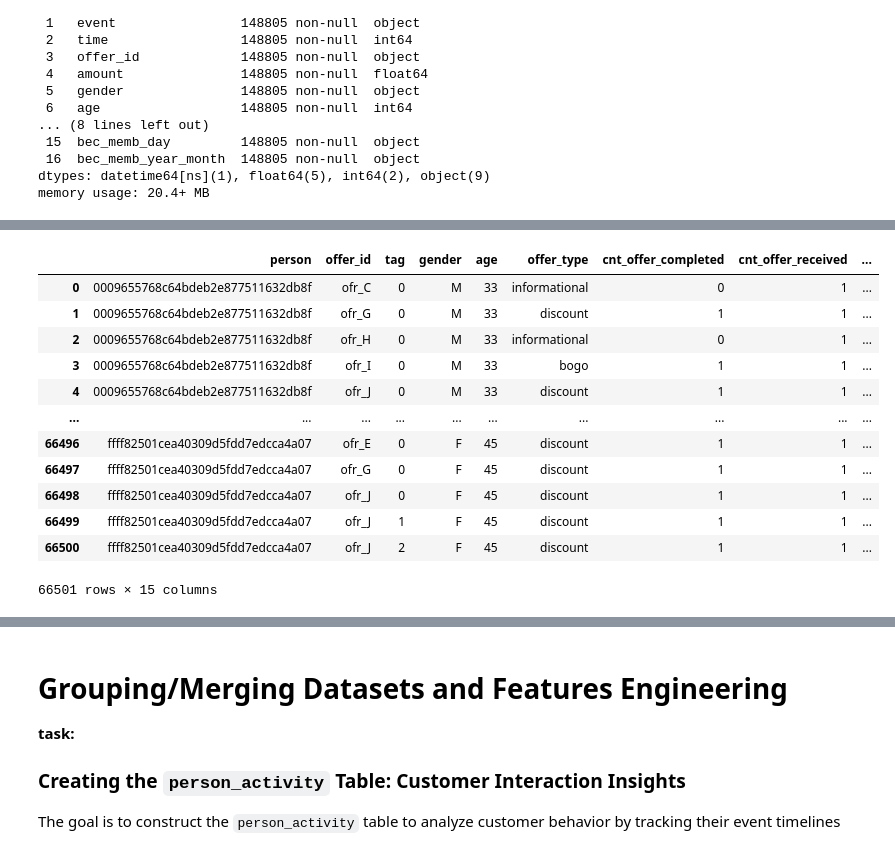
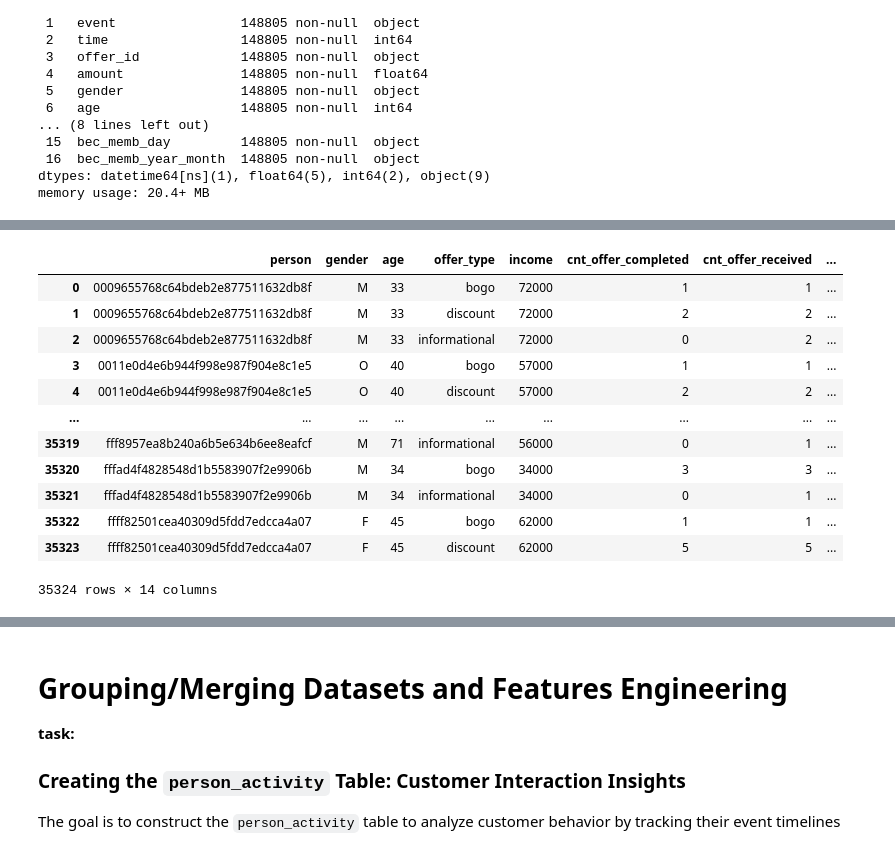
Before and after one commit to Niltonjuniorphd/Starbucks_project, a Jupyter notebook: Starbucks_Capstone_notebook.ipynb, the cells around one changed output, grey strips where cells are left out. Cells and saved outputs as stored; diff of their text form; code cells hidden in the pictures.

```diff
--- a/Starbucks_Capstone_notebook.ipynb
+++ b/Starbucks_Capstone_notebook.ipynb
@@ -362,6 +249,22 @@ transactions = transcript_b.loc[transcript_b['event'] == 'transaction',:].dropna
 transcript_gender_null = transcript_b.loc[(transcript_b['gender'].isna() & (transcript_b['event'] != 'transaction')),:]
 transcript_b = transcript_b.loc[(~transcript_b['gender'].isna()) & (transcript_b['event'] != 'transaction'),:]
 
+
+
+def categorize_age(age):
+    if age < 25:
+        return 'Young_Adult'
+    elif 25 <= age < 40:
+        return 'Adult'
+    elif 40 <= age < 60:
+        return 'Middle_Aged'
+    else:
+        return 'Senior'
+
+transcript_b['age_group'] = transcript_b['age'].apply(categorize_age)
+
+transcript_b.to_csv('transcript_b.csv')
+
 transcript_b
 # %% [output]
 |  | person | event | time | offer_id | amount | gender | age | became_member_on | income | reward_std | ... |
@@ -437,66 +331,58 @@ transcript_b['tag'] = (
     .cumcount()
 )
 
-person_event = transcript_b.groupby(['person', 'event', 'offer_id', 'tag', 'gender', 'age', 'offer_type'], dropna=False).agg(
+person_event = transcript_b.groupby(['person', 'event', 'gender', 'age', 'offer_type', 'income'], dropna=False).agg(
     cnt = ('event', 'count'),
     t = ('time', 'mean'),
     #age = ('age', 'max'),
 
-    ).unstack([1]).fillna(np.inf).reset_index() #
+    ).unstack([1]).reset_index() #.fillna(np.inf)
 
 person_event.columns = ['_'.join(col).strip('_') for col in person_event.columns.to_flat_index()]
 
 
 person_event['to_vr'] = person_event['t_offer_viewed'] - person_event['t_offer_received']
 person_event['to_cv'] = person_event['t_offer_completed'] - person_event['t_offer_viewed']
 person_event['to_cr'] = person_event['t_offer_completed'] - person_event['t_offer_received']
 
 person_event['curiosity_vr'] = (1 / (person_event['to_vr'] + 1)) * 100
 person_event['eagerness_cv'] = (1 / ((person_event['to_cv']) + 1)) * 100
 person_event['overall_cr'] = (1 / (person_event['to_cr'] + 1)) * 100
 
 person_event['influence'] = ((person_event['t_offer_completed'] != 1000) & (person_event['t_offer_completed'] >= person_event['t_offer_viewed'])).astype(int)
 person_event['ext_influence'] = ((person_event['t_offer_viewed'] != 1000) & (person_event['t_offer_completed'] == person_event['t_offer_viewed'])).astype(int)
 
 
 df0 = person_event
 
-for c in ['cnt_offer_completed', 'cnt_offer_received', 'cnt_offer_viewed']:
+for c in person_event.select_dtypes('number').columns:
     df0[c] = df0[c].replace(np.inf, np.nan).fillna(0).astype(int)
 
 df0 = df0.drop(columns=['t_offer_completed', 't_offer_viewed', 't_offer_received'])
 df0 = df0.drop(columns=['to_vr', 'to_cv', 'to_cr'])
 df0 = df0.round(1)
 
 
 
-def categorize_age(age):
-    if age < 25:
-        return 'Young Adult'
-    elif 25 <= age < 40:
-        return 'Adult'
-    elif 40 <= age < 60:
-        return 'Middle-Aged'
-    else:
-        return 'Senior'
 
-df0['age_group'] = df0['age'].apply(categorize_age)
 
 df0.to_csv('person_activity_features.csv')
 
+person_event.to_csv('person_event_features.csv')
+
 
 df0
 # %% [output]
-|  | person | offer_id | tag | gender | age | offer_type | cnt_offer_completed | cnt_offer_received | ... |
-| 0 | 0009655768c64bdeb2e877511632db8f | ofr_C | 0 | M | 33 | informational | 0 | 1 | ... |
-| 1 | 0009655768c64bdeb2e877511632db8f | ofr_G | 0 | M | 33 | discount | 1 | 1 | ... |
-| 2 | 0009655768c64bdeb2e877511632db8f | ofr_H | 0 | M | 33 | informational | 0 | 1 | ... |
-| 3 | 0009655768c64bdeb2e877511632db8f | ofr_I | 0 | M | 33 | bogo | 1 | 1 | ... |
-| 4 | 0009655768c64bdeb2e877511632db8f | ofr_J | 0 | M | 33 | discount | 1 | 1 | ... |
-| ... | ... | ... | ... | ... | ... | ... | ... | ... | ... |
-| 66496 | ffff82501cea40309d5fdd7edcca4a07 | ofr_E | 0 | F | 45 | discount | 1 | 1 | ... |
-| 66497 | ffff82501cea40309d5fdd7edcca4a07 | ofr_G | 0 | F | 45 | discount | 1 | 1 | ... |
-| 66498 | ffff82501cea40309d5fdd7edcca4a07 | ofr_J | 0 | F | 45 | discount | 1 | 1 | ... |
-| 66499 | ffff82501cea40309d5fdd7edcca4a07 | ofr_J | 1 | F | 45 | discount | 1 | 1 | ... |
-| 66500 | ffff82501cea40309d5fdd7edcca4a07 | ofr_J | 2 | F | 45 | discount | 1 | 1 | ... |
+|  | person | gender | age | offer_type | income | cnt_offer_completed | cnt_offer_received | ... |
+| 0 | 0009655768c64bdeb2e877511632db8f | M | 33 | bogo | 72000 | 1 | 1 | ... |
+| 1 | 0009655768c64bdeb2e877511632db8f | M | 33 | discount | 72000 | 2 | 2 | ... |
+| 2 | 0009655768c64bdeb2e877511632db8f | M | 33 | informational | 72000 | 0 | 2 | ... |
+| 3 | 0011e0d4e6b944f998e987f904e8c1e5 | O | 40 | bogo | 57000 | 1 | 1 | ... |
+| 4 | 0011e0d4e6b944f998e987f904e8c1e5 | O | 40 | discount | 57000 | 2 | 2 | ... |
+| ... | ... | ... | ... | ... | ... | ... | ... | ... |
+| 35319 | fff8957ea8b240a6b5e634b6ee8eafcf | M | 71 | informational | 56000 | 0 | 1 | ... |
+| 35320 | fffad4f4828548d1b5583907f2e9906b | M | 34 | bogo | 34000 | 3 | 3 | ... |
+| 35321 | fffad4f4828548d1b5583907f2e9906b | M | 34 | informational | 34000 | 0 | 1 | ... |
+| 35322 | ffff82501cea40309d5fdd7edcca4a07 | F | 45 | bogo | 62000 | 1 | 1 | ... |
+| 35323 | ffff82501cea40309d5fdd7edcca4a07 | F | 45 | discount | 62000 | 5 | 5 | ... |
-66501 rows × 15 columns
+35324 rows × 14 columns
```
Also changed, not shown: parts of 47 cells of this notebook, 10 other files.
